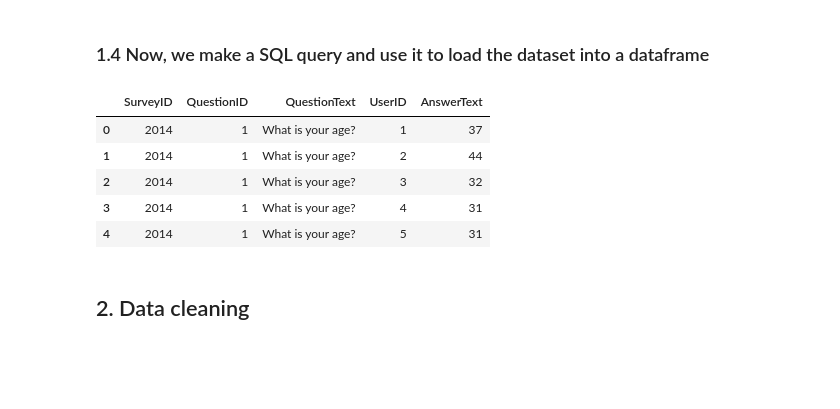
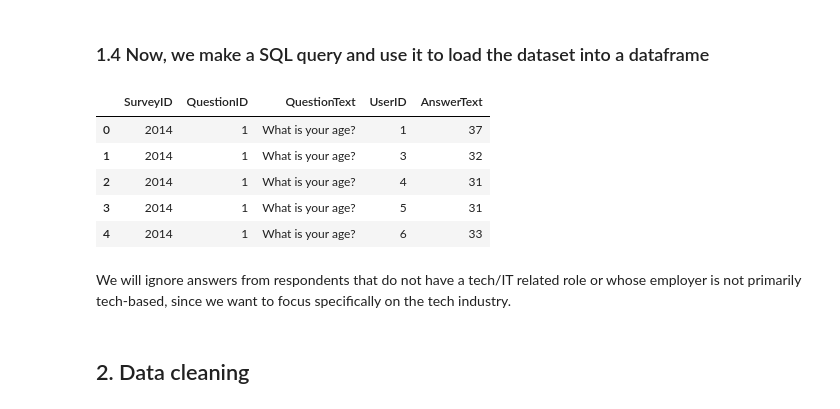
Before and after one commit to eleonen/tech_industry_mental_health_analysis, a Jupyter notebook: eda_mental_health_in_tech_industry.ipynb, the cells around one changed output. Cells and saved outputs as stored; diff of their text form; code cells hidden in the pictures; blank space fills up the shorter version.

```diff
--- a/eda_mental_health_in_tech_industry.ipynb
+++ b/eda_mental_health_in_tech_industry.ipynb
@@ -36,41 +43,57 @@ sns.set_palette(sns.color_palette(colors))
 # %%
 con = sqlite3.connect("mental_health.sqlite")
 query = """
+WITH EligibleUsers AS (
+    SELECT UserID
+    FROM answer
+    WHERE QuestionID IN (9, 13, 68)
+      AND AnswerText = '1'
+    GROUP BY UserID
+)
 SELECT a.SurveyID,
     CASE
         WHEN q.QuestionID = 96 THEN 16
         WHEN q.QuestionID = 104 THEN 98
         ELSE q.QuestionID
     END AS QuestionID,
     CASE
-        WHEN q.QuestionID = 16 THEN 'Does your employer provide resources to learn more about mental health issues and how to seek help?'
-        WHEN q.QuestionID = 98 THEN 'Do you think that discussing a mental health disorder with your employer would have negative consequences?'
+        WHEN q.QuestionID = 16 THEN
+            'Does your employer provide resources to learn more '
+            || 'about mental health issues and how to seek help?'
+        WHEN q.QuestionID = 98 THEN
+            'Do you think that discussing a mental health disorder '
+            || 'with your employer would have negative consequences?'
         ELSE q.QuestionText
     END AS QuestionText,
     a.UserID,
     CASE
-        WHEN q.QuestionID IN (91,108,109,111) AND a.AnswerText IN ('I don''t know','Don''t know') THEN NULL
+        WHEN q.QuestionID IN (91,108,109,111) AND a.AnswerText IN
+            ('I don''t know','Don''t know') THEN NULL
         WHEN a.AnswerText = 'I don''t know' THEN 'Don''t know'
         WHEN a.AnswerText IN ('None did','No, none did') THEN 'No'
         WHEN a.AnswerText = 'Yes, they all did' THEN 'Yes'
         WHEN q.QuestionID = 2 AND a.AnswerText NOT IN ('Male','Female') THEN 'Other'
-        WHEN q.QuestionID IN (10,15,16,23,25,26,64,65,76,77,104,90,91,108,109,111,115) AND a.AnswerText = "-1" THEN NULL
+        WHEN q.QuestionID IN (10,15,16,23,25,26,64,65,76,77,104,89,90,
+            91,108,109,111,115) AND a.AnswerText = "-1" THEN NULL
         ELSE a.AnswerText
     END AS AnswerText
 FROM answer a
 JOIN question q
     ON q.questionid = a.questionid
+WHERE a.UserID IN (SELECT UserID FROM EligibleUsers)
 ORDER BY 1, 2
 """
 df = pd.read_sql_query(query, con)
 df.head()
 # %% [output]
 |  | SurveyID | QuestionID | QuestionText | UserID | AnswerText |
 | 0 | 2014 | 1 | What is your age? | 1 | 37 |
-| 1 | 2014 | 1 | What is your age? | 2 | 44 |
-| 2 | 2014 | 1 | What is your age? | 3 | 32 |
-| 3 | 2014 | 1 | What is your age? | 4 | 31 |
-| 4 | 2014 | 1 | What is your age? | 5 | 31 |
+| 1 | 2014 | 1 | What is your age? | 3 | 32 |
+| 2 | 2014 | 1 | What is your age? | 4 | 31 |
+| 3 | 2014 | 1 | What is your age? | 5 | 31 |
+| 4 | 2014 | 1 | What is your age? | 6 | 33 |
+# %% [markdown]
+We will ignore answers from respondents that do not have a tech/IT related role or whose employer is not primarily tech-based, since we want to focus specifically on the tech industry.
 # %% [markdown]
 ## 2. Data cleaning
 # %% [markdown]
```
Also changed, not shown: parts of 31 cells of this notebook, 4 other files.
